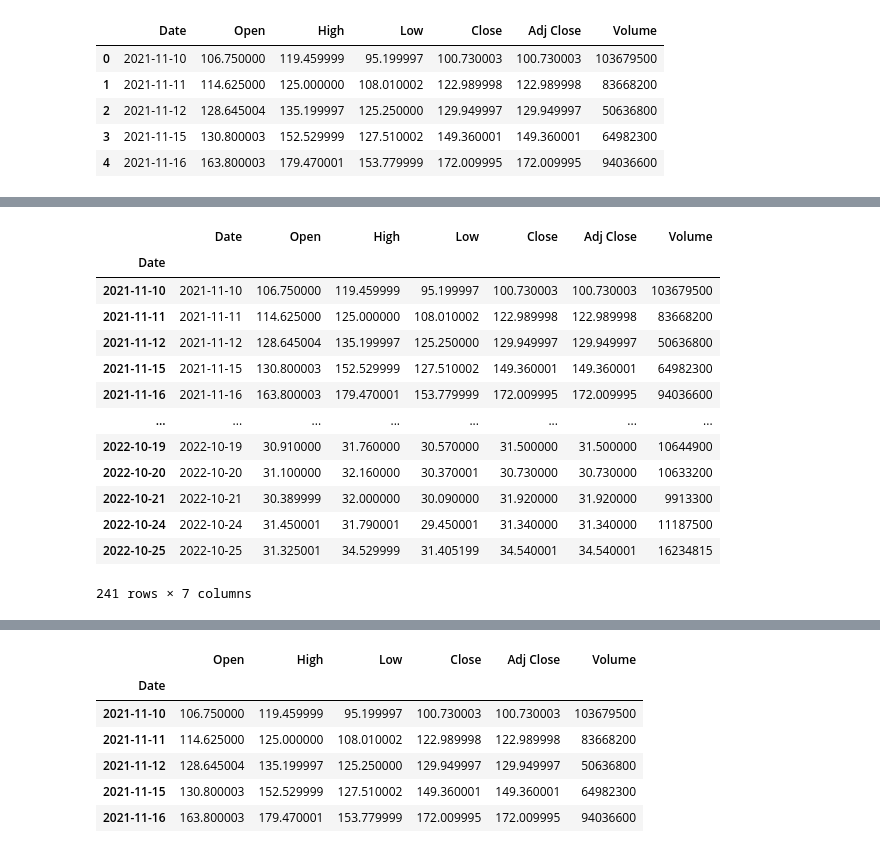
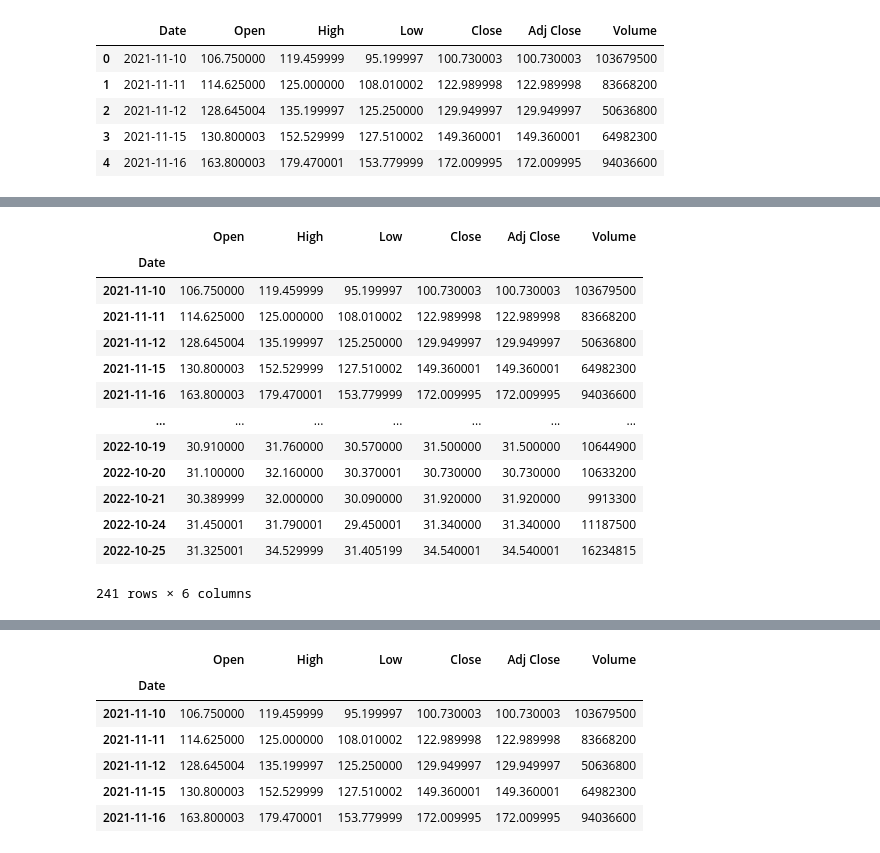
Before and after one commit to jonathanr1212/Predicting_rivian_stock, a Jupyter notebook: stock_predict_nb.ipynb, the cells around one changed output, grey strips where cells are left out. Drawn from its saved outputs; the diff is of its cells as text; code cells hidden in the pictures.

```diff
--- a/stock_predict_nb.ipynb
+++ b/stock_predict_nb.ipynb
@@ -10,7 +14,7 @@ from statsmodels.tsa.stattools import adfuller
 # %%
 #Impoprting the data
-riv_df = pd.read_csv('data/RIVN.csv')
-riv_df.head()
+riv_stock_df = pd.read_csv('data/RIVN.csv')
+riv_stock_df.head()
 # %% [output]
 |  | Date | Open | High | Low | Close | Adj Close | Volume |
 | 0 | 2021-11-10 | 106.750000 | 119.459999 | 95.199997 | 100.730003 | 100.730003 | 103679500 |
@@ -37,23 +41,23 @@ Data columns (total 7 columns):
 dtypes: float64(5), int64(1), object(1)
 memory usage: 13.3+ KB
 # %%
-riv_df = riv_df.set_index(pd.to_datetime(riv_df['Date']), drop=True)
+riv_stock_df = riv_stock_df.set_index(pd.to_datetime(riv_stock_df['Date']), drop=True)
 # %%
-riv_df
+riv_stock_df
 # %% [output]
-|  | Date | Open | High | Low | Close | Adj Close | Volume |
-| Date |  |  |  |  |  |  |  |
-| 2021-11-10 | 2021-11-10 | 106.750000 | 119.459999 | 95.199997 | 100.730003 | 100.730003 | 103679500 |
-| 2021-11-11 | 2021-11-11 | 114.625000 | 125.000000 | 108.010002 | 122.989998 | 122.989998 | 83668200 |
-| 2021-11-12 | 2021-11-12 | 128.645004 | 135.199997 | 125.250000 | 129.949997 | 129.949997 | 50636800 |
-| 2021-11-15 | 2021-11-15 | 130.800003 | 152.529999 | 127.510002 | 149.360001 | 149.360001 | 64982300 |
-| 2021-11-16 | 2021-11-16 | 163.800003 | 179.470001 | 153.779999 | 172.009995 | 172.009995 | 94036600 |
-| ... | ... | ... | ... | ... | ... | ... | ... |
-| 2022-10-19 | 2022-10-19 | 30.910000 | 31.760000 | 30.570000 | 31.500000 | 31.500000 | 10644900 |
-| 2022-10-20 | 2022-10-20 | 31.100000 | 32.160000 | 30.370001 | 30.730000 | 30.730000 | 10633200 |
-| 2022-10-21 | 2022-10-21 | 30.389999 | 32.000000 | 30.090000 | 31.920000 | 31.920000 | 9913300 |
-| 2022-10-24 | 2022-10-24 | 31.450001 | 31.790001 | 29.450001 | 31.340000 | 31.340000 | 11187500 |
-| 2022-10-25 | 2022-10-25 | 31.325001 | 34.529999 | 31.405199 | 34.540001 | 34.540001 | 16234815 |
+|  | Open | High | Low | Close | Adj Close | Volume |
+| Date |  |  |  |  |  |  |
+| 2021-11-10 | 106.750000 | 119.459999 | 95.199997 | 100.730003 | 100.730003 | 103679500 |
+| 2021-11-11 | 114.625000 | 125.000000 | 108.010002 | 122.989998 | 122.989998 | 83668200 |
+| 2021-11-12 | 128.645004 | 135.199997 | 125.250000 | 129.949997 | 129.949997 | 50636800 |
+| 2021-11-15 | 130.800003 | 152.529999 | 127.510002 | 149.360001 | 149.360001 | 64982300 |
+| 2021-11-16 | 163.800003 | 179.470001 | 153.779999 | 172.009995 | 172.009995 | 94036600 |
+| ... | ... | ... | ... | ... | ... | ... |
+| 2022-10-19 | 30.910000 | 31.760000 | 30.570000 | 31.500000 | 31.500000 | 10644900 |
+| 2022-10-20 | 31.100000 | 32.160000 | 30.370001 | 30.730000 | 30.730000 | 10633200 |
+| 2022-10-21 | 30.389999 | 32.000000 | 30.090000 | 31.920000 | 31.920000 | 9913300 |
+| 2022-10-24 | 31.450001 | 31.790001 | 29.450001 | 31.340000 | 31.340000 | 11187500 |
+| 2022-10-25 | 31.325001 | 34.529999 | 31.405199 | 34.540001 | 34.540001 | 16234815 |
-241 rows × 7 columns
+241 rows × 6 columns
 # %%
 #Converting date format to datetime for future plotting and calculations
```
Also changed, not shown: parts of 13 cells of this notebook.
